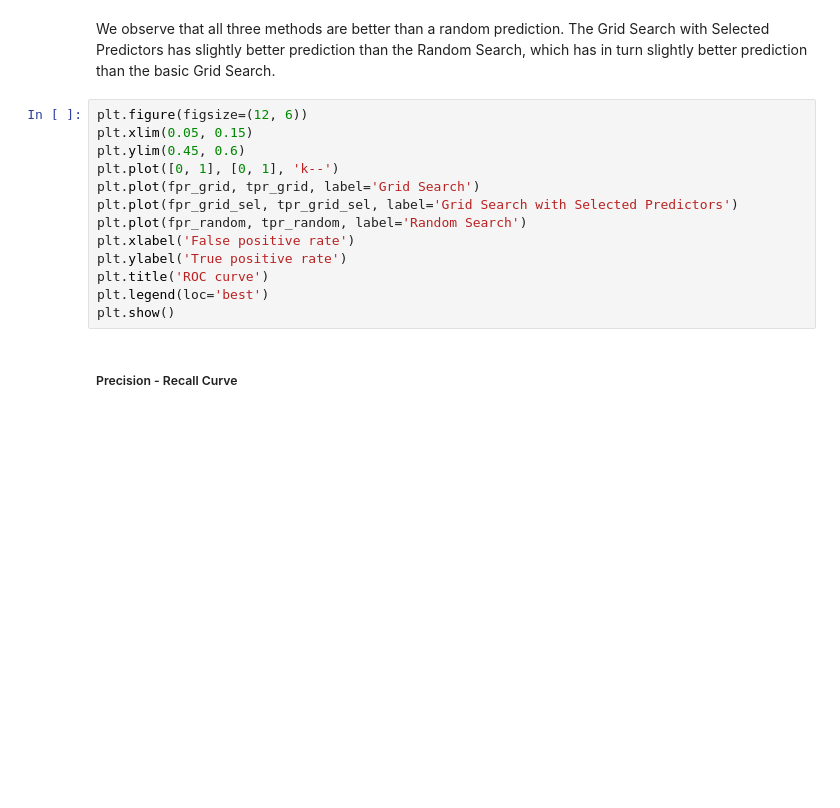
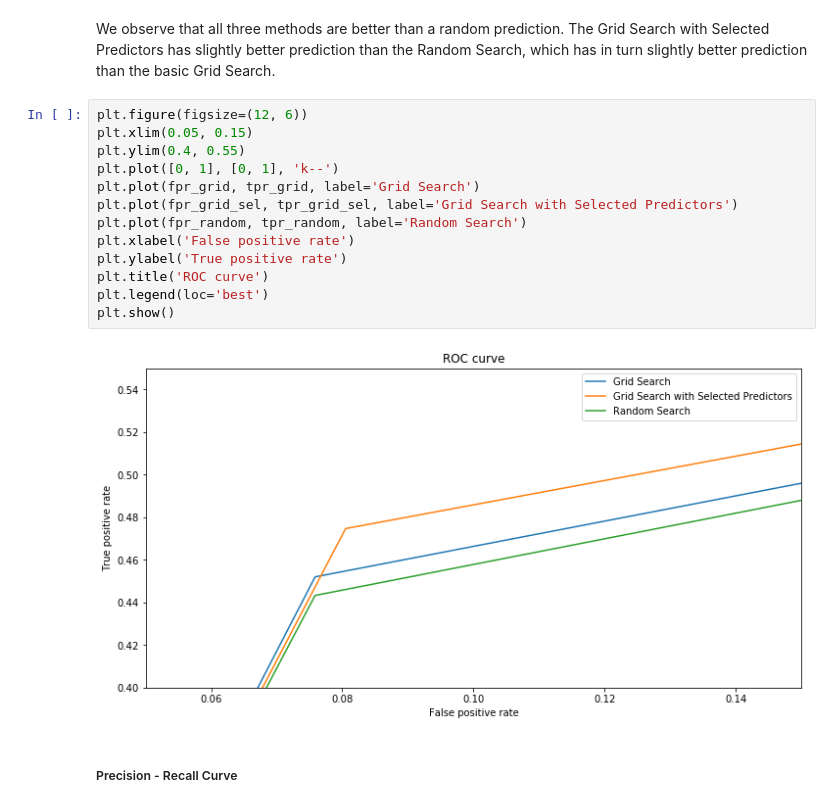
Before and after one commit to JulesTriomphe/dsip, a Jupyter notebook: PS2/ps02.ipynb, the cells around one changed output. Saved outputs shown, nothing was run; the diff lists cells and outputs as text; blank space fills up the shorter version.

```diff
--- a/PS2/ps02.ipynb
+++ b/PS2/ps02.ipynb
@@ -435,16 +440,18 @@ We observe that all three methods are better than a random prediction. The Grid
 # %%
 plt.figure(figsize=(12, 6))
 plt.xlim(0.05, 0.15)
-plt.ylim(0.45, 0.6)
+plt.ylim(0.4, 0.55)
 plt.plot([0, 1], [0, 1], 'k--')
 plt.plot(fpr_grid, tpr_grid, label='Grid Search')
 plt.plot(fpr_grid_sel, tpr_grid_sel, label='Grid Search with Selected Predictors')
 plt.plot(fpr_random, tpr_random, label='Random Search')
 plt.xlabel('False positive rate')
 plt.ylabel('True positive rate')
 plt.title('ROC curve')
 plt.legend(loc='best')
 plt.show()
+# %% [output]
+[figure, added]
 # %% [markdown]
 ##### Precision - Recall Curve
 # %%
```
Also changed, not shown: parts of 24 cells of this notebook, 5 other files.
